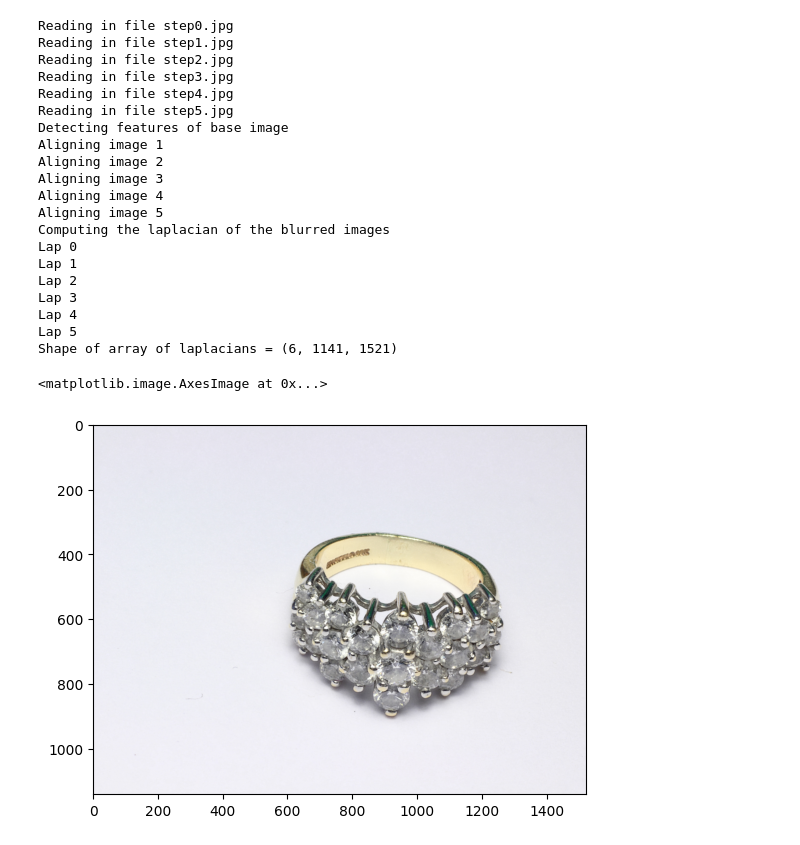
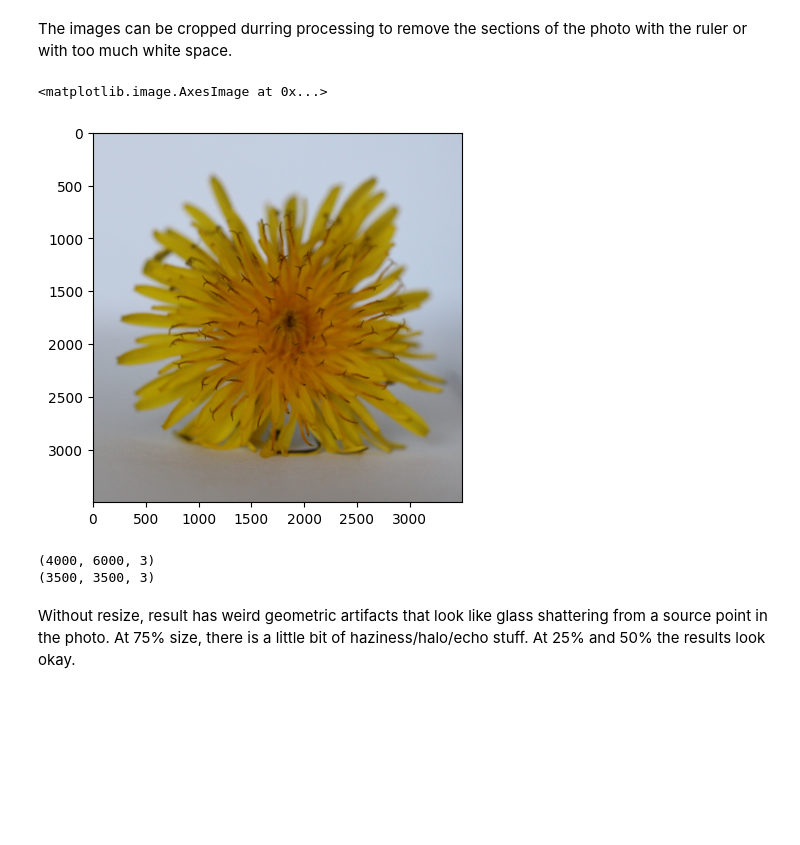
Before and after one commit to kgillam/CS445-Final-Project, a Jupyter notebook: 3D-FocusStack.ipynb, the cells around one changed output. Saved outputs shown, nothing was run; the diff lists cells and outputs as text; code cells hidden in the pictures; blank space fills up the shorter version.

```diff
--- a/3D-FocusStack.ipynb
+++ b/3D-FocusStack.ipynb
@@ -5,0 +17,15 @@ from matplotlib import pyplot as plt
+# %% [markdown]
+The images can be cropped durring processing to remove the sections of the photo with the ruler or with too much white space.
+# %%
+im_crop = im[:3500,500:4000,:]
+plt.figure()
+plt.imshow(im_crop[:,:,[2,1,0]])
+# %% [output]
+<matplotlib.image.AxesImage at 0x...>
+[figure, added]
+# %%
+print(im.shape)
+print(im_crop.shape)
+# %% [output]
+(4000, 6000, 3)
+(3500, 3500, 3)
@@ -15,34 +59,3 @@ def stackHDRs(image_files, dir):
-# %%
-dir = "images/ring_sample"
-image_files = sorted(os.listdir(dir))
-for img in image_files:
-    if img.split(".")[-1].lower() not in ["jpg", "jpeg", "png"]:
-        image_files.remove(img)
-
-merged = stackHDRs(image_files, dir)
-
-plt.figure()
-plt.imshow(merged[:,:,[2,1,0]])
-# %% [output]
-Reading in file step0.jpg
-Reading in file step1.jpg
-Reading in file step2.jpg
-Reading in file step3.jpg
-Reading in file step4.jpg
-Reading in file step5.jpg
-Detecting features of base image
-Aligning image 1
-Aligning image 2
-Aligning image 3
-Aligning image 4
-Aligning image 5
-Computing the laplacian of the blurred images
-Lap 0
-Lap 1
-Lap 2
-Lap 3
-Lap 4
-Lap 5
-Shape of array of laplacians = (6, 1141, 1521)
-<matplotlib.image.AxesImage at 0x...>
-[figure, removed]
+# %% [markdown]
+Without resize, result has weird geometric artifacts that look like glass shattering from a source point in the photo.
+At 75% size, there is a little bit of haziness/halo/echo stuff. At 25% and 50% the results look okay.
```
Also changed, not shown: parts of 7 cells of this notebook, 7 other files.
